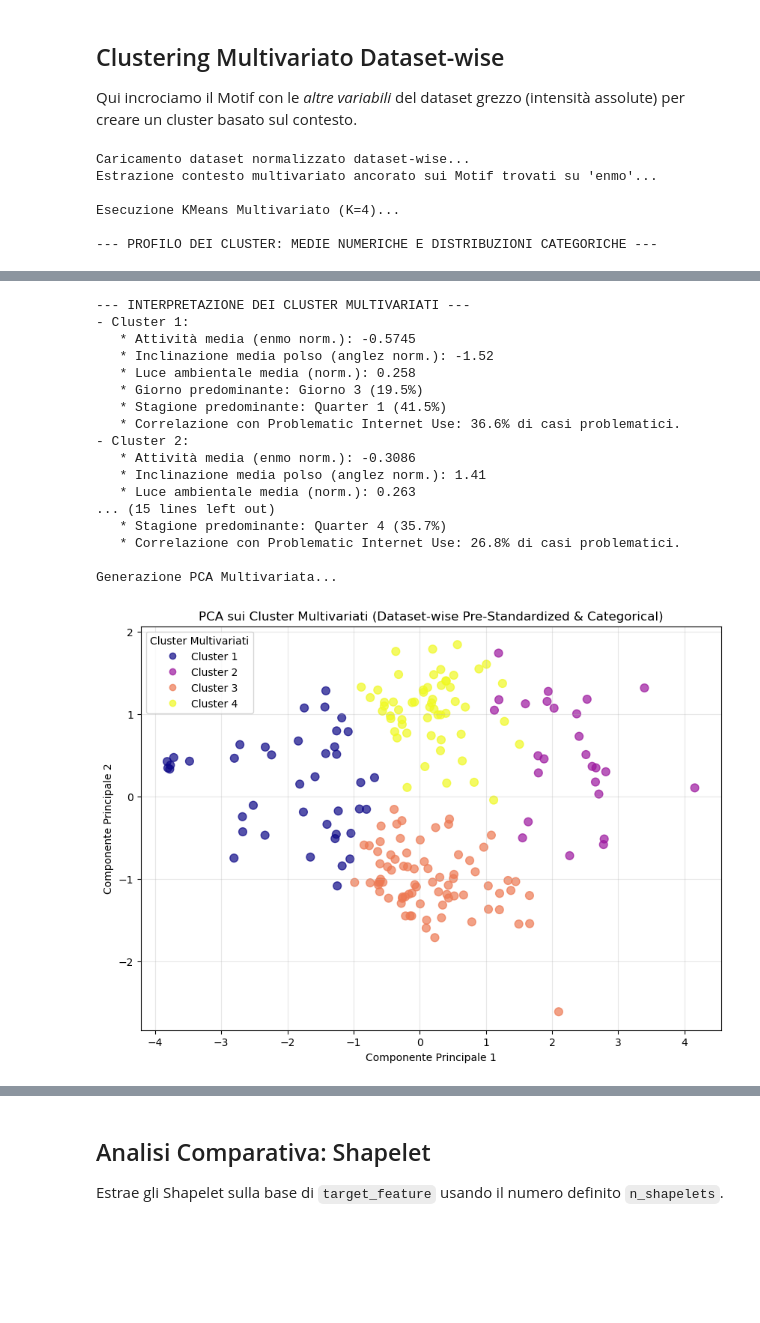
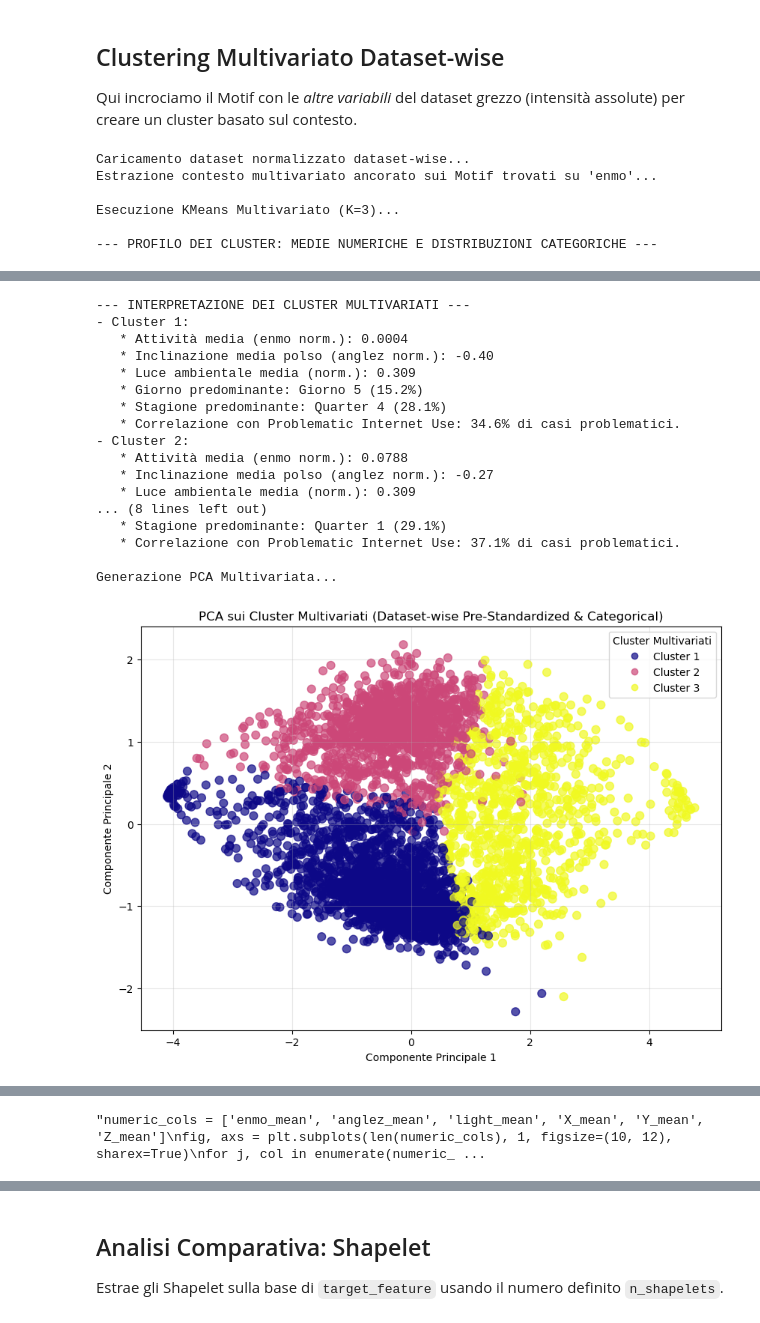
Before and after one commit to alessialaconca/Data_Mining_2_Child_Mind_Institute, a Jupyter notebook: ale/motifs_discords.ipynb, the cells around one changed output, grey strips where cells are left out. Cells and saved outputs as stored; diff of their text form; code cells hidden in the pictures; blank space fills up the shorter version.

```diff
--- a/ale/motifs_discords.ipynb
+++ b/ale/motifs_discords.ipynb
@@ -37,7 +37,7 @@ m = 8                          # Window size (es. 16 campionamenti = 8 ore se st
 target_features = ['enmo', 'anglez']         # Variabile su cui calcolare il Matrix Profile (es. 'enmo', 'anglez', 'light')
 
 k_clusters_motif = 3            # Numero di cluster desiderati per l'analisi dei Motif DTW
-k_clusters_multi = 4            # Numero di cluster per l'analisi Multivariata Dataset-wise
+k_clusters_multi = 3            # Numero di cluster per l'analisi Multivariata Dataset-wise
 
 top_k_motifs = 2                # Quanti Motif estrarre per ogni time series
 top_k_discords = 2              # Quanti Discord estrarre per ogni time series
@@ -47,6 +47,7 @@ n_shapelets = 3                 # Numero di Shapelet da estrarre
 # Variabile di supporto per stampare le etichette di tempo automaticamente
 h_str = f"{m/2:g} ore"
 print("Parametri configurati correttamente!")
+subset_ts = ts_data#[:200]
 # %% [output]
 Parametri configurati correttamente!
 # %% [markdown]
@@ -392,19 +262,19 @@ plt.grid(True, alpha=0.3)
 plt.show()
 
 # Grafici a Barre (solo numeriche continue)
-numeric_cols = ['enmo_mean', 'anglez_mean', 'light_mean', 'X_mean', 'Y_mean', 'Z_mean']
+'''numeric_cols = ['enmo_mean', 'anglez_mean', 'light_mean', 'X_mean', 'Y_mean', 'Z_mean']
 fig, axs = plt.subplots(len(numeric_cols), 1, figsize=(10, 12), sharex=True)
 for j, col in enumerate(numeric_cols):
     cluster_profiles[col].plot(kind='bar', ax=axs[j], color='darkorange', alpha=0.8)
     axs[j].set_title(f'Media normalizzata {col} per Cluster')
     axs[j].grid(True, alpha=0.3)
 plt.tight_layout()
-plt.show()
+plt.show()'''
 # %% [output]
 Caricamento dataset normalizzato dataset-wise...
 Estrazione contesto multivariato ancorato sui Motif trovati su 'enmo'...
 
-Esecuzione KMeans Multivariato (K=4)...
+Esecuzione KMeans Multivariato (K=3)...
 
 --- PROFILO DEI CLUSTER: MEDIE NUMERICHE E DISTRIBUZIONI CATEGORICHE ---
 |  | enmo_mean | anglez_mean | light_mean | X_mean | Y_mean | Z_mean | sii_binary | ... |
@@ -416,18 +285,18 @@ Esecuzione KMeans Multivariato (K=4)...
 --- INTERPRETAZIONE DEI CLUSTER MULTIVARIATI ---
 - Cluster 1:
-   * Attività media (enmo norm.): -0.5745
-   * Inclinazione media polso (anglez norm.): -1.52
-   * Luce ambientale media (norm.): 0.258
-   * Giorno predominante: Giorno 3 (19.5%)
-   * Stagione predominante: Quarter 1 (41.5%)
-   * Correlazione con Problematic Internet Use: 36.6% di casi problematici.
+   * Attività media (enmo norm.): 0.0004
+   * Inclinazione media polso (anglez norm.): -0.40
+   * Luce ambientale media (norm.): 0.309
+   * Giorno predominante: Giorno 5 (15.2%)
+   * Stagione predominante: Quarter 4 (28.1%)
+   * Correlazione con Problematic Internet Use: 34.6% di casi problematici.
 - Cluster 2:
-   * Attività media (enmo norm.): -0.3086
-   * Inclinazione media polso (anglez norm.): 1.41
-   * Luce ambientale media (norm.): 0.263
-... (15 lines left out)
-   * Stagione predominante: Quarter 4 (35.7%)
-   * Correlazione con Problematic Internet Use: 26.8% di casi problematici.
+   * Attività media (enmo norm.): 0.0788
+   * Inclinazione media polso (anglez norm.): -0.27
+   * Luce ambientale media (norm.): 0.309
+... (8 lines left out)
+   * Stagione predominante: Quarter 1 (29.1%)
+   * Correlazione con Problematic Internet Use: 37.1% di casi problematici.
 
 Generazione PCA Multivariata...
-[figure, old version]
+[figure, new version]
@@ -434,0 +303 @@ Generazione PCA Multivariata...
+"numeric_cols = ['enmo_mean', 'anglez_mean', 'light_mean', 'X_mean', 'Y_mean', 'Z_mean']\nfig, axs = plt.subplots(len(numeric_cols), 1, figsize=(10, 12), sharex=True)\nfor j, col in enumerate(numeric_ ...
```
Also changed, not shown: parts of 7 cells of this notebook, 5 other files.
